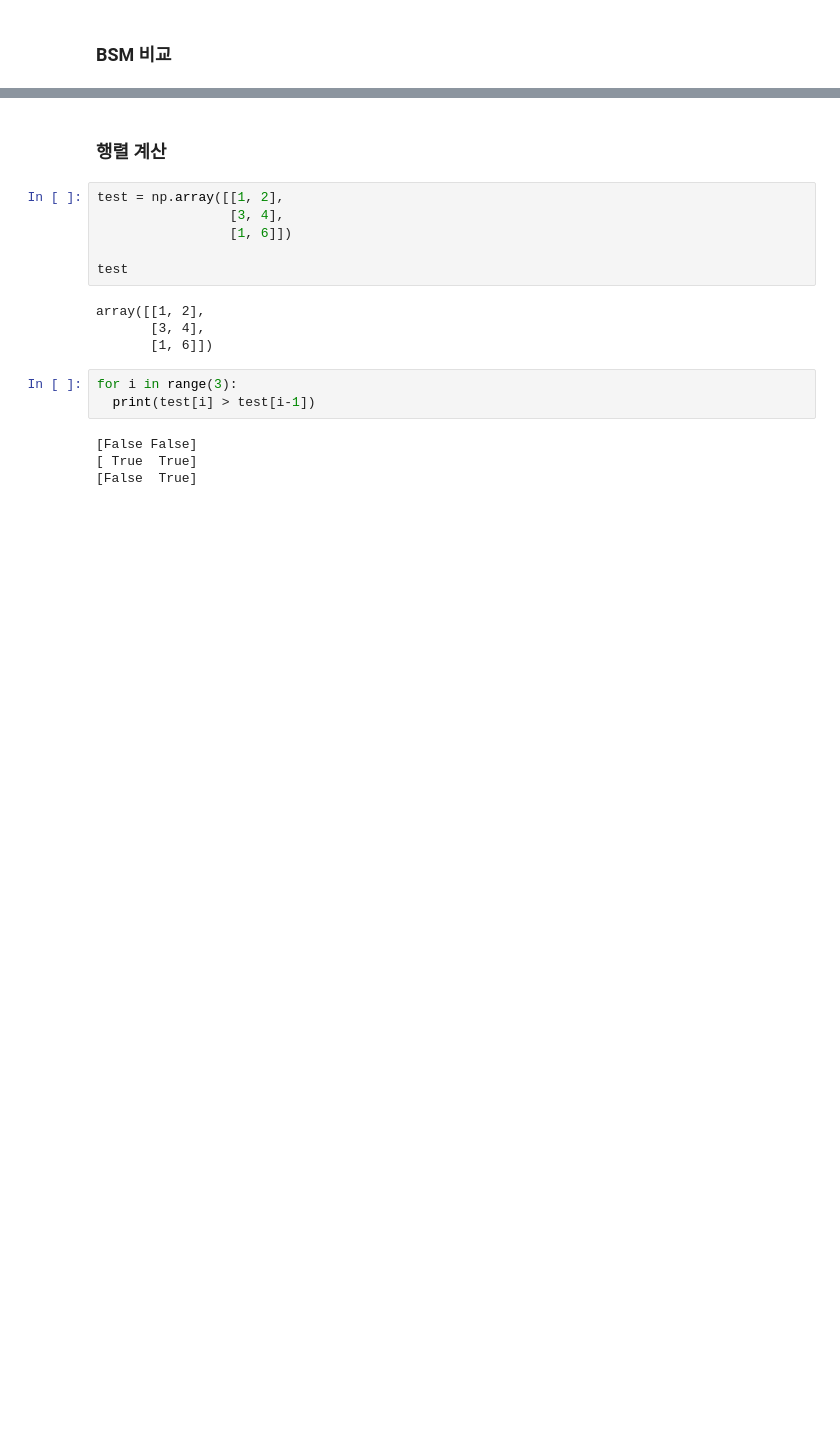
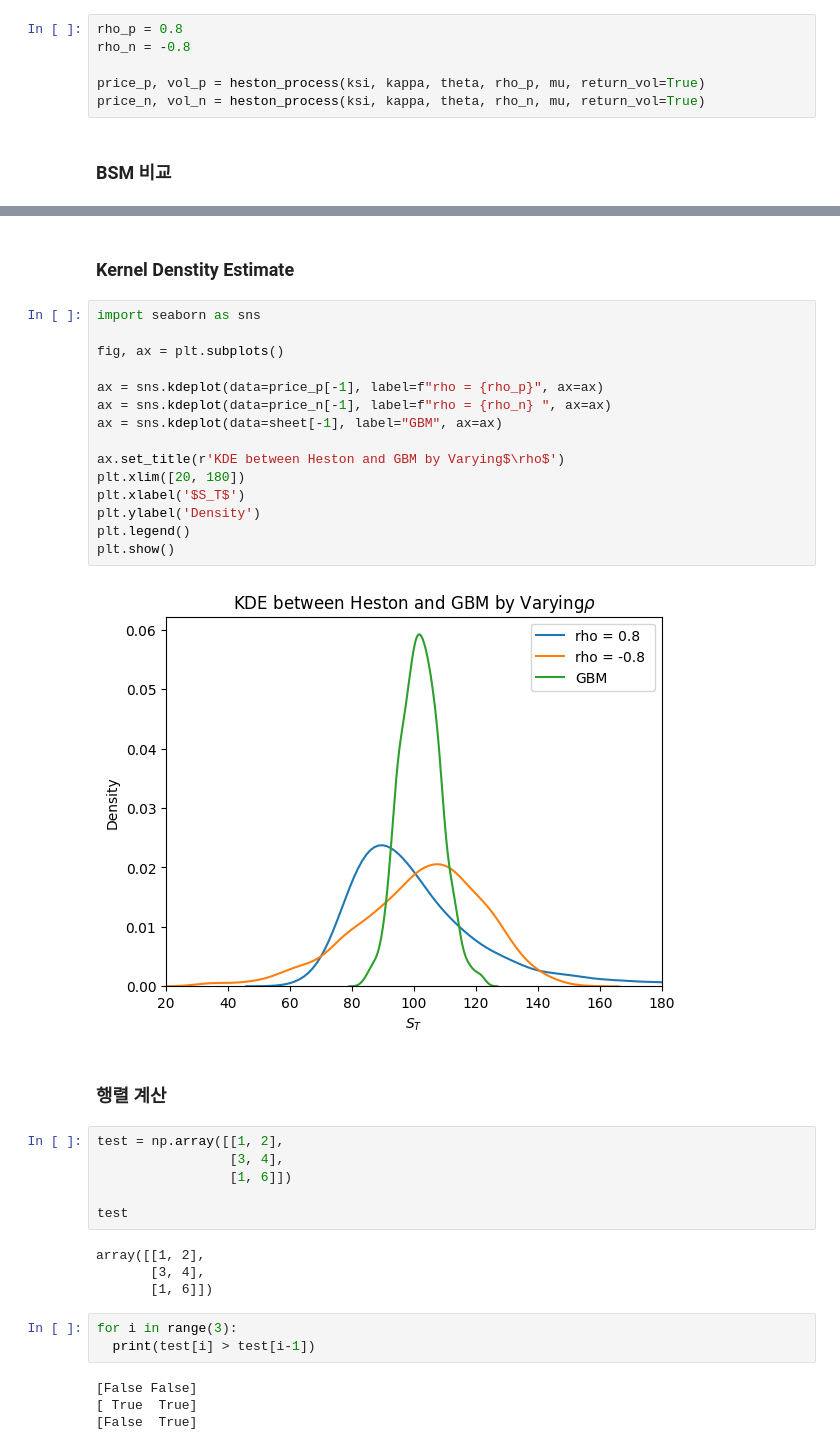
Before and after one commit to slayerzeroa/option-pricing, a Jupyter notebook: Heston_Model.ipynb, the cells around one changed output, grey strips where cells are left out. Cells and saved outputs as stored; diff of their text form; blank space fills up the shorter version.

```diff
--- a/Heston_Model.ipynb
+++ b/Heston_Model.ipynb
@@ -64,3 +74,9 @@ plt.show()
+# %%
+rho_p = 0.8
+rho_n = -0.8
+
+price_p, vol_p = heston_process(ksi, kappa, theta, rho_p, mu, return_vol=True)
+price_n, vol_n = heston_process(ksi, kappa, theta, rho_n, mu, return_vol=True)
 # %% [markdown]
 ### BSM 비교
 # %%
@@ -118,3 +134,22 @@ plt.show()
+# %% [markdown]
+### Kernel Denstity Estimate
+# %%
+import seaborn as sns
+
+fig, ax = plt.subplots()
+
+ax = sns.kdeplot(data=price_p[-1], label=f"rho = {rho_p}", ax=ax)
+ax = sns.kdeplot(data=price_n[-1], label=f"rho = {rho_n} ", ax=ax)
+ax = sns.kdeplot(data=sheet[-1], label="GBM", ax=ax)
+
+ax.set_title(r'KDE between Heston and GBM by Varying$\rho$')
+plt.xlim([20, 180])
+plt.xlabel('$S_T$')
+plt.ylabel('Density')
+plt.legend()
+plt.show()
+# %% [output]
+[figure, added]
 # %% [markdown]
 ### 행렬 계산
 # %%
```
Also changed, not shown: parts of 8 cells of this notebook.
